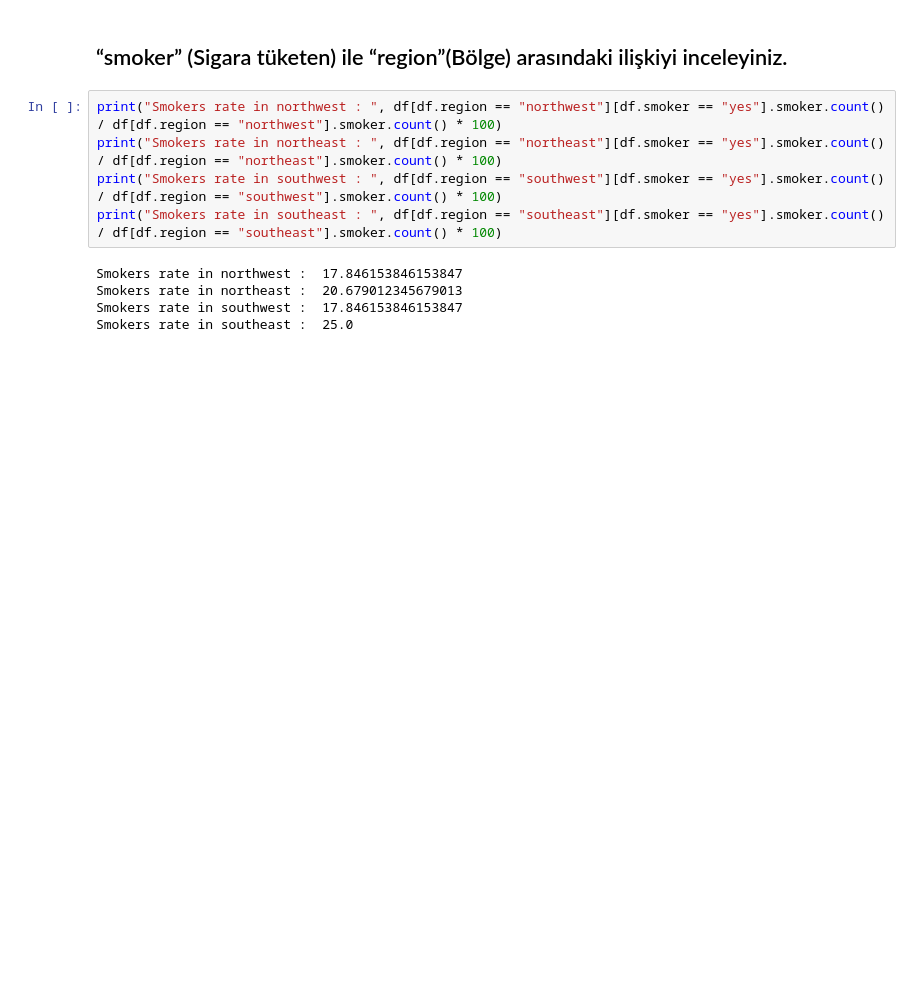
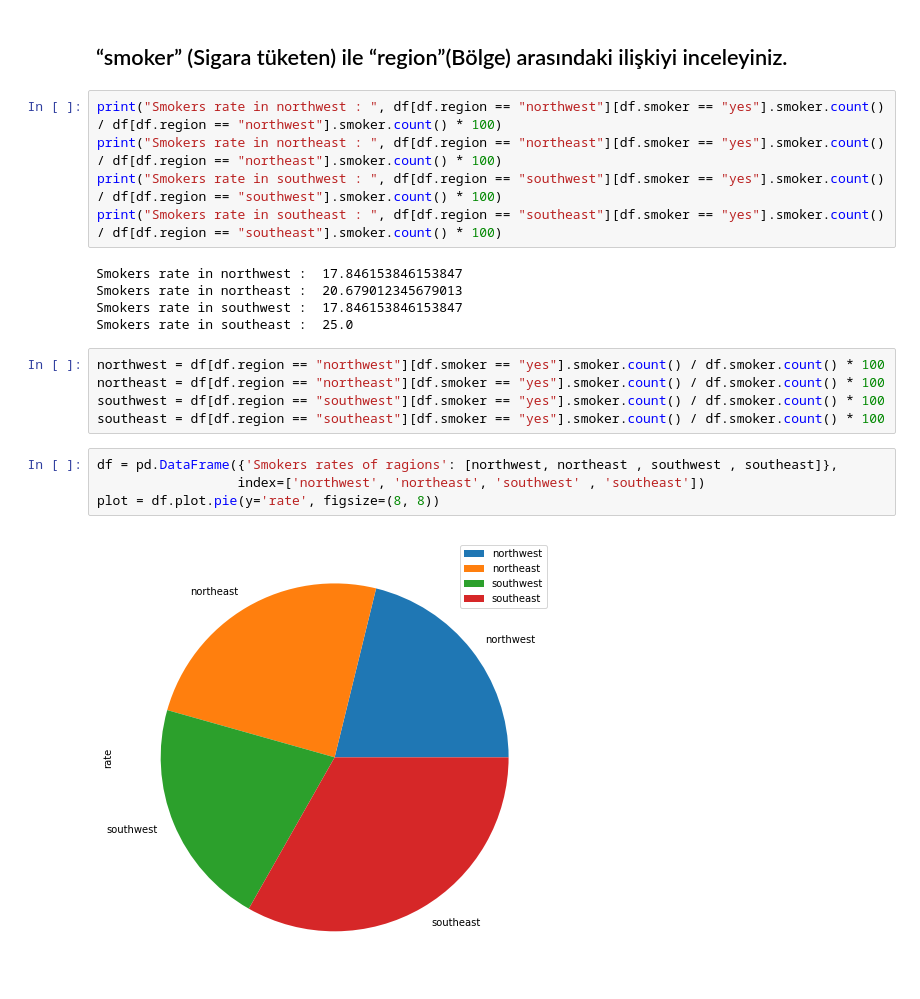
Before and after one commit to CagataySavasli/GlobalAIHub_Project1, a Jupyter notebook: projectOne.ipynb, the cells around one changed output. Saved outputs shown, nothing was run; the diff lists cells and outputs as text; blank space fills up the shorter version.

Commit message:
Added pie chart of smokers rate of ragions
Added pie chart of smokers rate of regions according to total smokers

```diff
--- a/projectOne.ipynb
+++ b/projectOne.ipynb
@@ -43,3 +43,14 @@ Smokers rate in northwest :  17.846153846153847
 Smokers rate in northeast :  20.679012345679013
 Smokers rate in southwest :  17.846153846153847
 Smokers rate in southeast :  25.0
+# %%
+northwest = df[df.region == "northwest"][df.smoker == "yes"].smoker.count() / df.smoker.count() * 100
+northeast = df[df.region == "northeast"][df.smoker == "yes"].smoker.count() / df.smoker.count() * 100
+southwest = df[df.region == "southwest"][df.smoker == "yes"].smoker.count() / df.smoker.count() * 100
+southeast = df[df.region == "southeast"][df.smoker == "yes"].smoker.count() / df.smoker.count() * 100
+# %%
+df = pd.DataFrame({'Smokers rates of ragions': [northwest, northeast , southwest , southeast]},
+                  index=['northwest', 'northeast', 'southwest' , 'southeast'])
+plot = df.plot.pie(y='rate', figsize=(8, 8))
+# %% [output]
+[figure, added]
```
